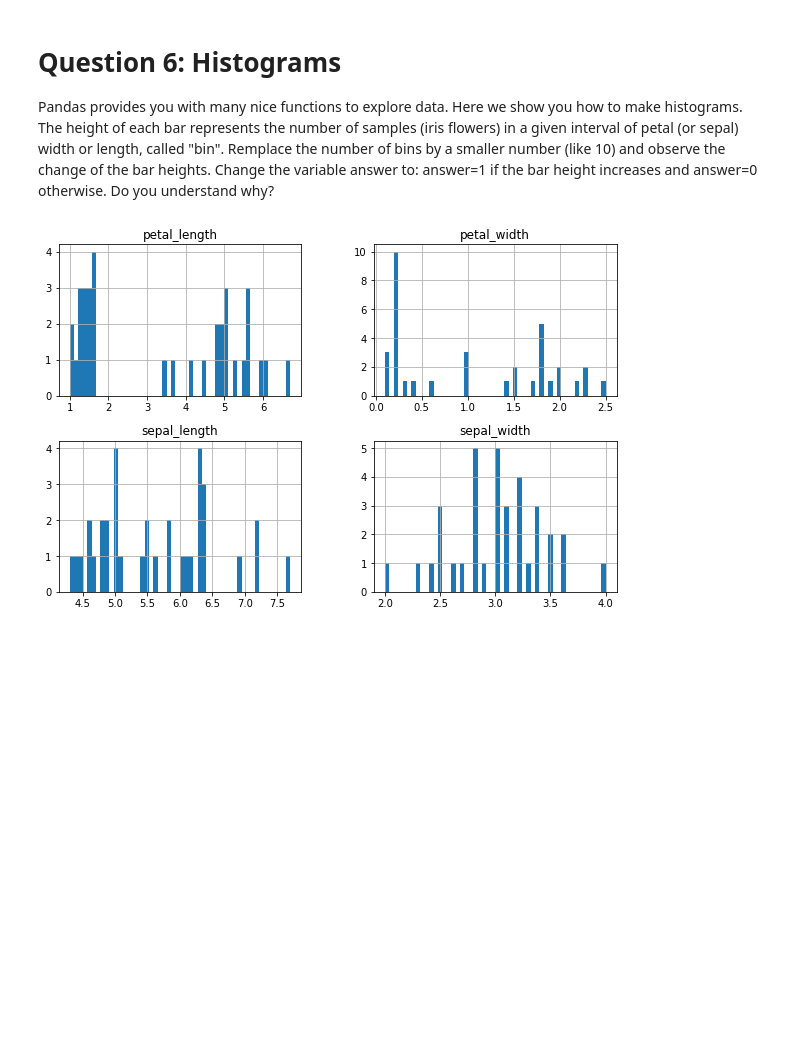
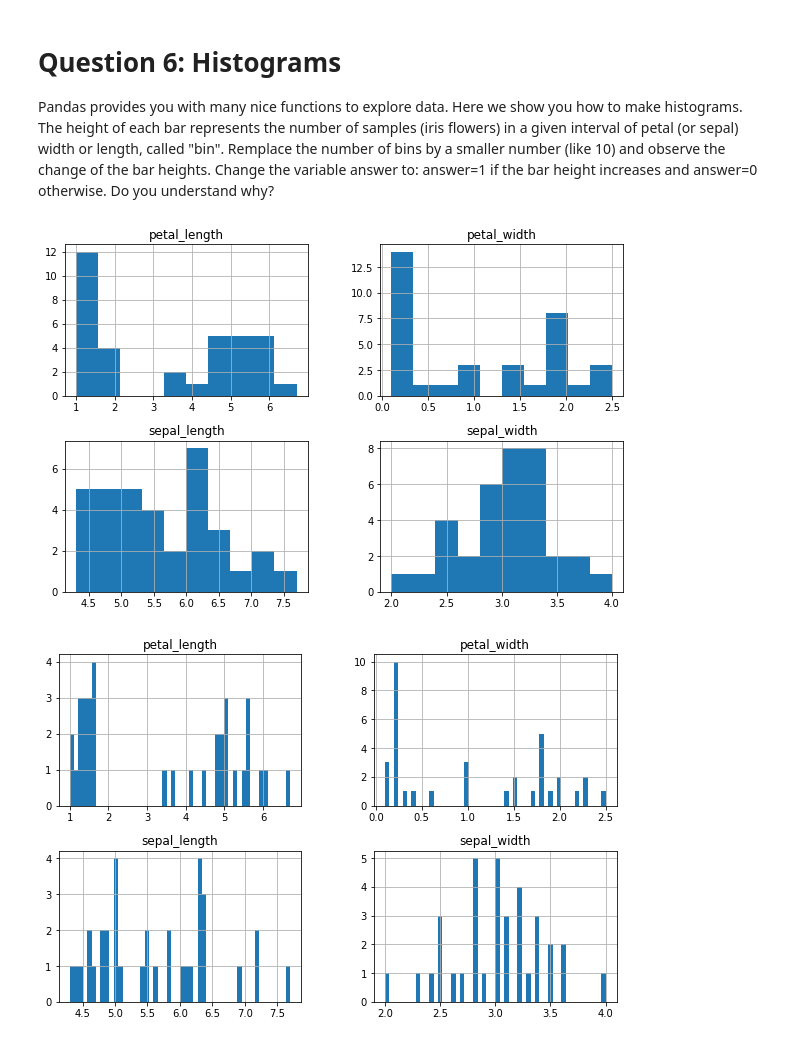
Before and after one commit to MyNameIsVeryOriginal/info232, a Jupyter notebook: TP0/TP0.ipynb, the cells around one changed output. Drawn from its saved outputs; the diff is of its cells as text; code cells hidden in the pictures; blank space fills up the shorter version.

```diff
--- a/TP0/TP0.ipynb
+++ b/TP0/TP0.ipynb
@@ -203,6 +203,10 @@ BOOOOH
 # Question 6: Histograms
 
 Pandas provides you with many nice functions to explore data. Here we show you how to make histograms. The height of each bar represents the number of samples (iris flowers) in a given interval of petal (or sepal) width or length, called "bin". Remplace the number of bins by a smaller number (like 10) and observe the change of the bar heights. Change the variable answer to: answer=1 if the bar height increases and answer=0 otherwise. Do you understand why?
+# %%
+data.hist(figsize=(10, 10), bins=10, layout=(3, 2));
+# %% [output]
+[figure, added]
 # %%
 data.hist(figsize=(10, 10), bins=50, layout=(3, 2));
 # %% [output]
```
Also changed, not shown: parts of 5 cells of this notebook.
